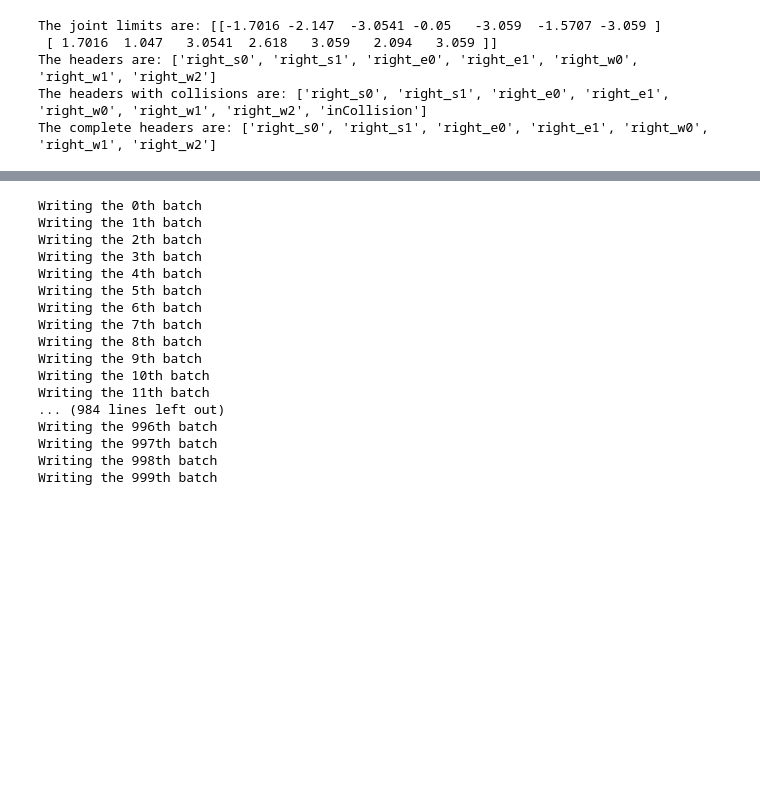
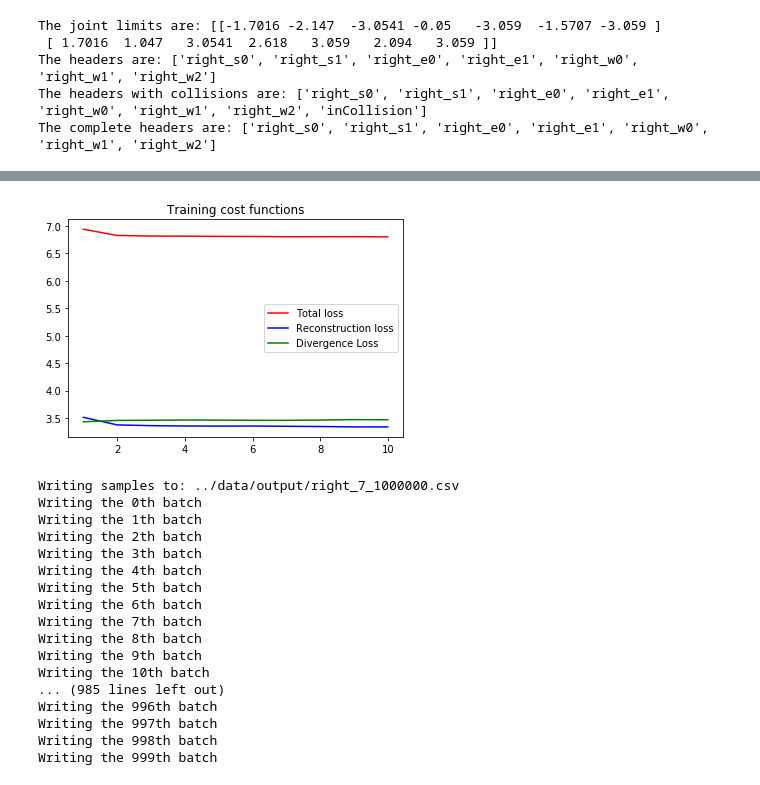
Before and after one commit to jamesdi1993/baxter-generative-learning, a Jupyter notebook: notebooks/vae_baxter_self_collision.ipynb, the cells around one changed output, grey strips where cells are left out. Saved outputs shown, nothing was run; the diff lists cells and outputs as text; code cells hidden in the pictures; blank space fills up the shorter version.

Commit message:
Automated pipeline for VAE training.

```diff
--- a/notebooks/vae_baxter_self_collision.ipynb
+++ b/notebooks/vae_baxter_self_collision.ipynb
@@ -135,29 +133,35 @@ The headers with collisions are: ['right_s0', 'right_s1', 'right_e0', 'right_e1'
 The complete headers are: ['right_s0', 'right_s1', 'right_e0', 'right_e1', 'right_w0', 'right_w1', 'right_w2']
 # %%
 # Hyperparamters
-
 batch_size = 1000
 learning_rate = 0.001
 d_input = num_joints
-h_dim1 = 6
-h_dim2 = 5
+h_dim1 = 256
+h_dim2 = 100
+kld_weight = 0.5
 generated_sample_size = 1000000
-
+epochs = 10
 # Latent_variables
-d_output = 4
-epochs = 10
+d_output = 7
 # %%
 from torch.utils.data import DataLoader
 import pandas as pd
 
-data = pd.read_csv(file_name, usecols=headers_w_collision).values
+input_data = pd.read_csv(file_name, usecols=headers_w_collision)
 
-np.random.shuffle(data)
+# Additional step to preserve the header order when reading data;
+data = input_data[headers_w_collision].values
+
+# np.random.shuffle(data)
 print("The first 5 values from the dataset are: %s" % data[0:5, :])
-X = normalize_data(data[:, :-1], joint_limits)
+# X = normalize_data(data[:, :-1], joint_limits)
+
+X = data[:, :-1]
 y = data[:, -1]
 
 print("The first 5 values after normalization are: %s" % X[0:5, :])
+
+print("The max of X is: %s; The min of X is: %s" % (np.max(X), np.min(X),))
 
 cutoff = math.ceil(X.shape[0] * 0.8) # 80 percent training data
 train_X = X[:cutoff, :]
@@ -323,3 +358,12 @@ def test_write_samples_to_csv():
+# %%
+def plot_loss(epochs, total, reconstruction, divergence):
+    fig = plt.subplot(1, 1, 1)
+    plt.plot(epochs, total, color = 'red', label = 'Total loss')
+    plt.plot(epochs, reconstruction, color = 'blue', label = 'Reconstruction loss')
+    plt.plot(epochs, divergence, color = 'green', label = 'Divergence Loss')
+    plt.legend()
+    plt.title("Training cost functions")
+    plt.show()
 # %%
 from torch import optim
 
@@ -335,10 +379,13 @@ output_directory = model_path + '/' + str(num_joints) + '-' + str(h_dim1) + '-'
 if not os.path.exists(output_directory):
   os.makedirs(output_directory)
 
+training_losses = []
 test_loss = math.inf
 for epoch in range(1, epochs + 1):
-  mu, logvar = train(model=model, optimizer=optimizer, device=device, epoch=epoch, train_loader=train_loader)
-  test_loss = test(model=model, epoch=epoch, device=device, test_loader=test_loader)
+  mu, logvar, train_loss, recon_loss, kld = train(model=model, optimizer=optimizer, device=device, epoch=epoch,
+                                                  train_loader=train_loader, kld_weight = kld_weight)
+  training_losses.append((train_loss, recon_loss, kld))
+  test_loss = test(model=model, epoch=epoch, device=device, test_loader=test_loader, kld_weight = kld_weight)
 
 # Print out metric for evaluation.
 print("Final average test loss: {:.4f};".format(test_loss))
@@ -363,8 +410,18 @@ Final average test loss: 1.8870;
+# %%
+total_loss, recon_loss, kld_loss = zip(*training_losses)
+t = range(1, epochs + 1)
+plot_loss(t, total_loss, recon_loss, kld_loss)
+# %% [output]
+[figure, added]
 # %%
 # Generate samples
 configs_written = 0
 size = batch_size
 write_header = True
+config_output_path = "../data/output/"
+
+file_name = join(config_output_path, "right_" + str(num_joints) + '_' + str(generated_sample_size) + '.csv')
+print("Writing samples to: %s" % (file_name))
 
 for i in range(math.ceil(generated_sample_size / batch_size)):
     print("Writing the %dth batch" % i)
@@ -373,13 +430,14 @@ for i in range(math.ceil(generated_sample_size / batch_size)):
     samples = generate_samples(size, d_output, device, model)
     if i > 0:
         write_header = False
-    write_samples_to_csv(samples, joint_limits, headers, HEADERS, num_joints,\
-                         output_directory, write_header=write_header, print_frame=False)
+    write_samples_to_csv(file_name, samples, joint_limits, headers,
+                         HEADERS, write_header=write_header, print_frame=False)
     configs_written += size
 
 with open(os.path.join(output_directory, 'model.pth'), 'wb') as f:
     torch.save(model.state_dict(), f)
 # %% [output]
+Writing samples to: ../data/output/right_7_1000000.csv
 Writing the 0th batch
 Writing the 1th batch
 Writing the 2th batch
@@ -391,8 +449,7 @@ Writing the 7th batch
 Writing the 8th batch
 Writing the 9th batch
 Writing the 10th batch
-Writing the 11th batch
-... (984 lines left out)
+... (985 lines left out)
 Writing the 996th batch
 Writing the 997th batch
 Writing the 998th batch
```
Also changed, not shown: parts of 7 cells of this notebook, 14 other files.
